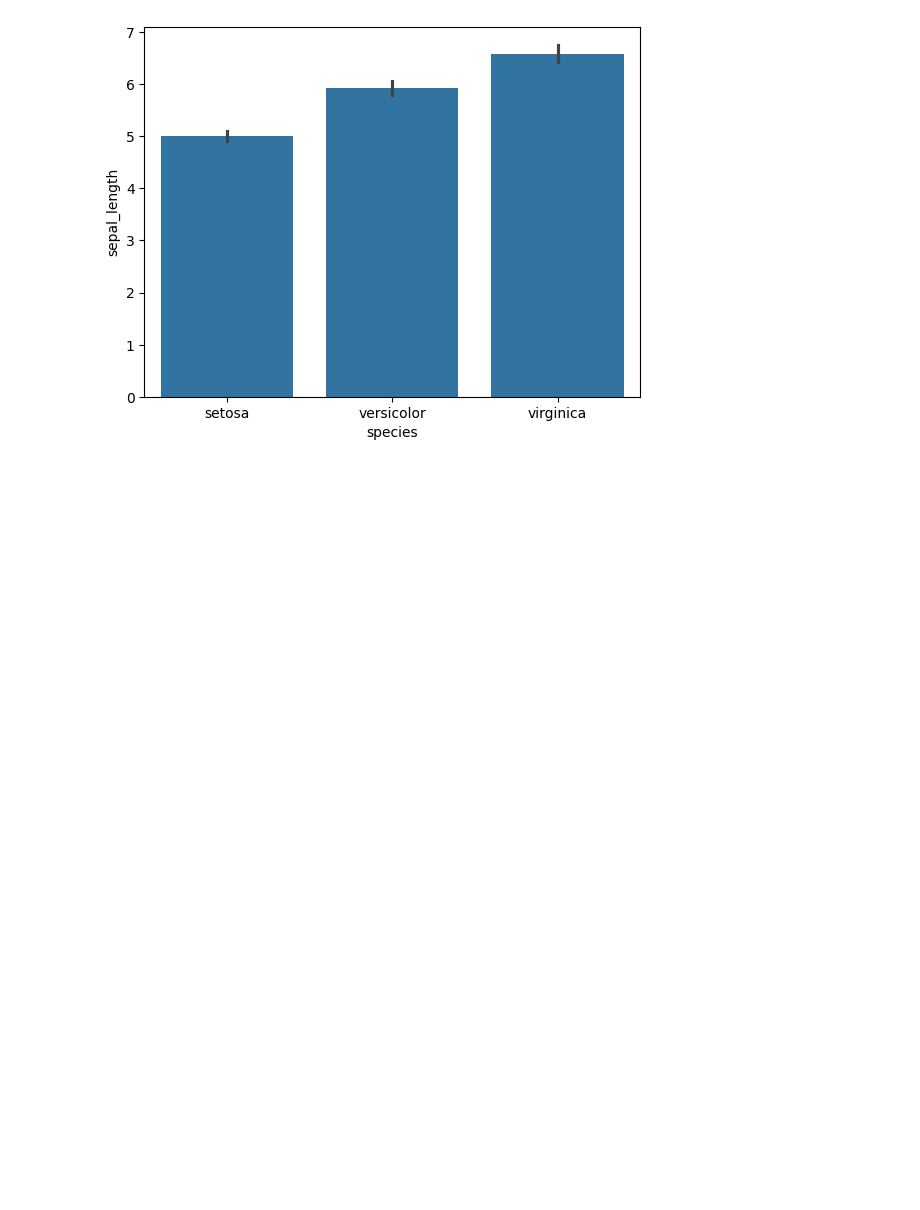
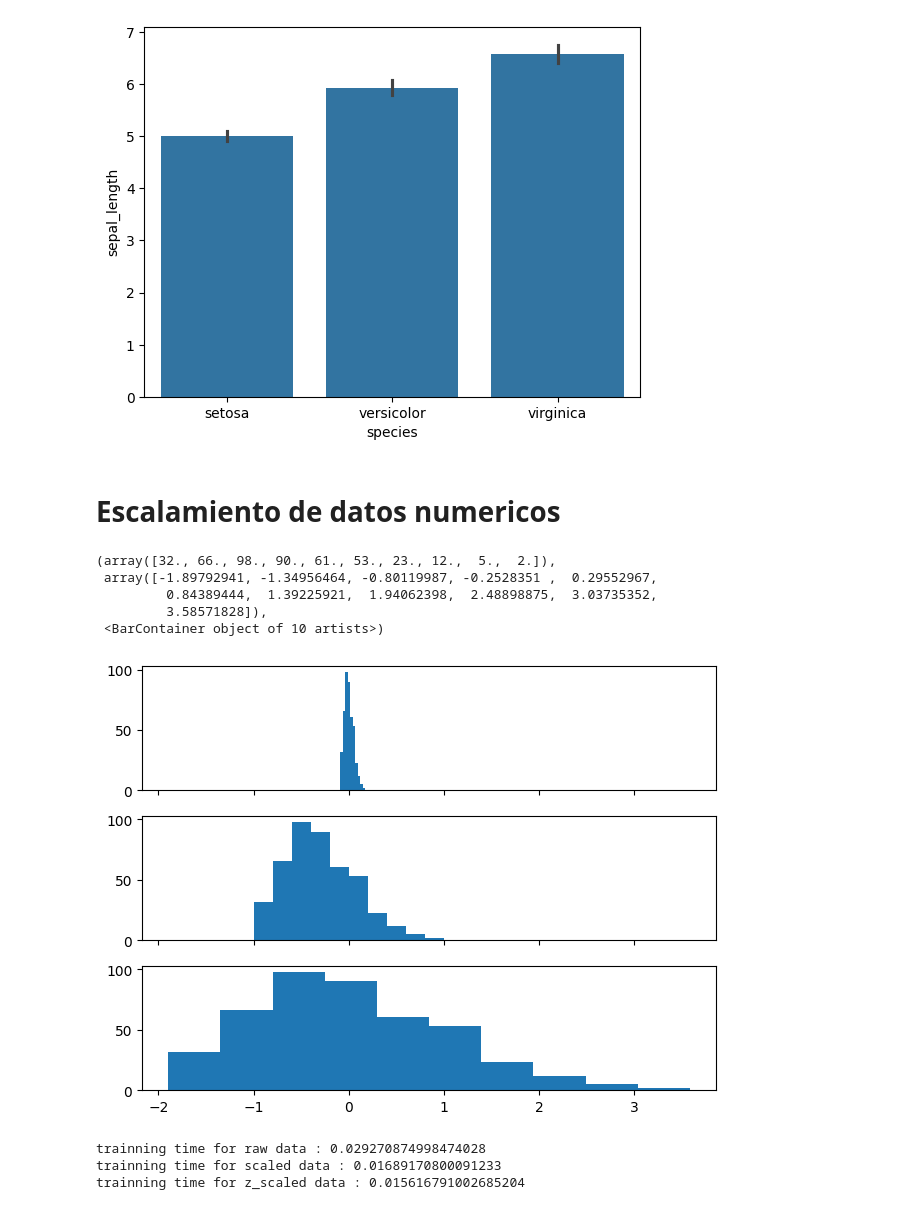
Before and after one commit to jasonssdev/data-science, a Jupyter notebook: descriptive_statistics/notebooks/01-data-type-jssdev.ipynb, the cells around one changed output. Drawn from its saved outputs; the diff is of its cells as text; code cells hidden in the pictures; blank space fills up the shorter version.

```diff
--- a/descriptive_statistics/01-data-type-jssdev.ipynb
+++ b/descriptive_statistics/notebooks/01-data-type-jssdev.ipynb
@@ -268,3 +286,5 @@ sns.barplot(x='species', y='sepal_length', data= df_iris)
 # %% [output]
 <Axes: xlabel='species', ylabel='sepal_length'>
 [figure]
+# %% [markdown]
+# Escalamiento de datos numericos
@@ -270,0 +297,27 @@ sns.barplot(x='species', y='sepal_length', data= df_iris)
+# %%
+X, y = datasets.load_diabetes(return_X_y=True)
+raw = X[:, None, 2]
+# %%
+# escalamiento max-min
+max_raw = max(raw)
+min_raw = min(raw)
+scaled = (2*raw - max_raw -min_raw)/(max_raw - min_raw)
+
+# normalización Z-score
+
+avg = np.average(raw)
+std = np.std(raw)
+z_scaled = (raw - avg)/std
+# %%
+fig, axs = plt.subplots(3, 1, sharex=True, tight_layout=True)
+
+axs[0].hist(raw)
+axs[1].hist(scaled)
+axs[2].hist(z_scaled)
+# %% [output]
+(array([32., 66., 98., 90., 61., 53., 23., 12.,  5.,  2.]),
+ array([-1.89792941, -1.34956464, -0.80119987, -0.2528351 ,  0.29552967,
+         0.84389444,  1.39225921,  1.94062398,  2.48898875,  3.03735352,
+         3.58571828]),
+ <BarContainer object of 10 artists>)
+[figure, added]
@@ -270,0 +334,11 @@ sns.barplot(x='species', y='sepal_length', data= df_iris)
+# %%
+raw_time = timeit.timeit(train_raw, number = 100)
+scaled_time = timeit.timeit(train_scaled, number = 100)
+z_scaled_time = timeit.timeit(train_z_scaled, number = 100)
+print('trainning time for raw data : {} '.format(raw_time))
+print('trainning time for scaled data : {}'.format(scaled_time))
+print('trainning time for z_scaled data : {}'.format(z_scaled_time))
+# %% [output]
+trainning time for raw data : 0.029270874998474028
+trainning time for scaled data : 0.01689170800091233
+trainning time for z_scaled data : 0.015616791002685204
```
Also changed, not shown: parts of 9 cells of this notebook, 1 other file.
